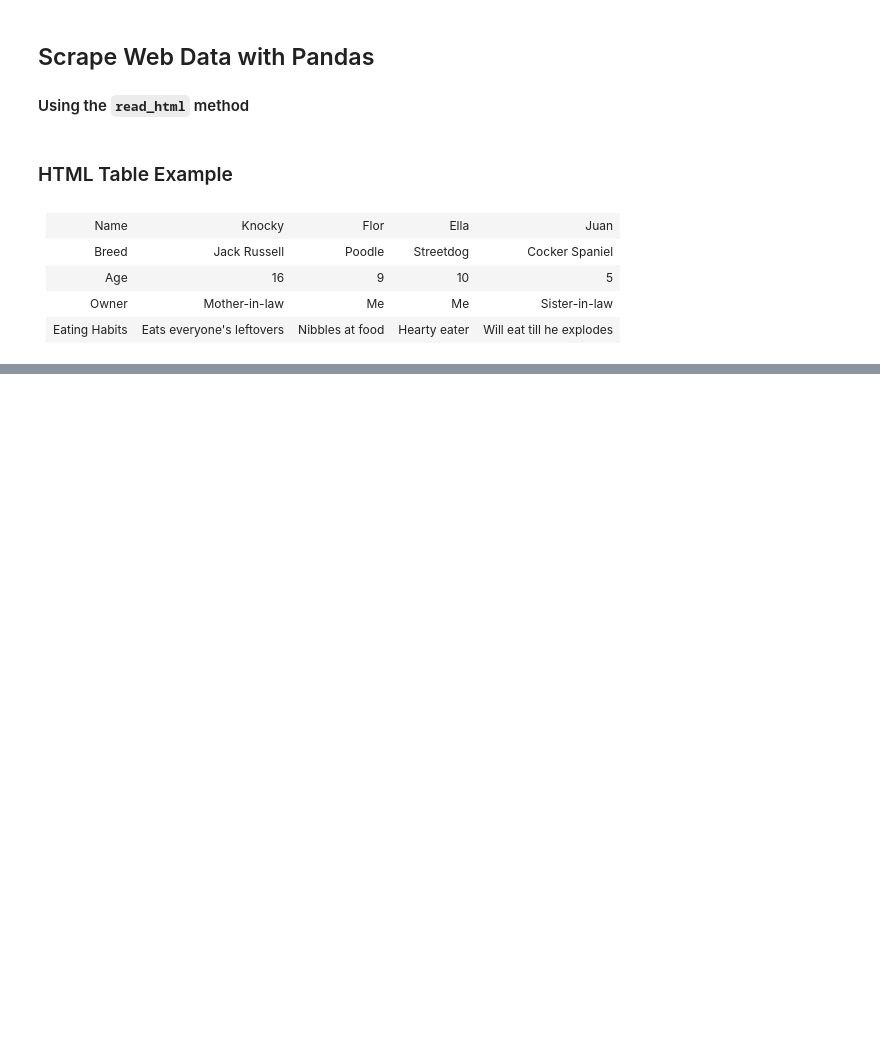
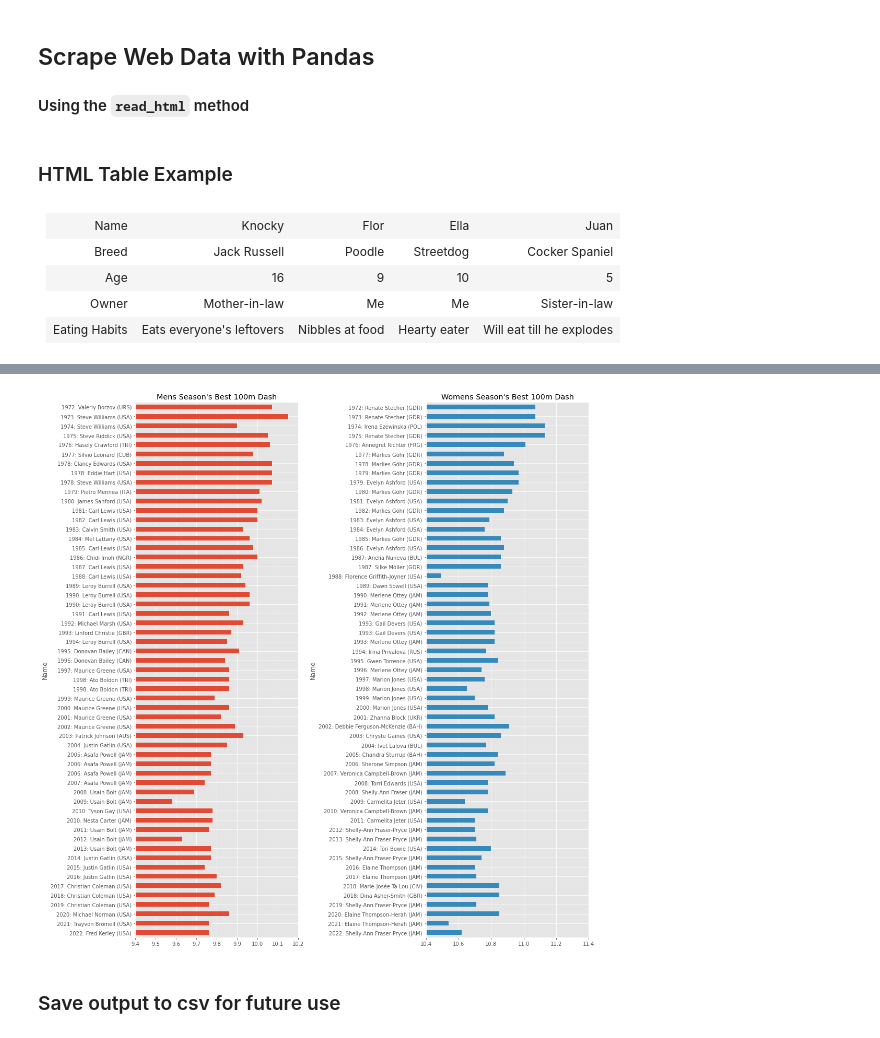
Before and after one commit to benkaan001/pandas_and_beyond, a Jupyter notebook: generate_data/00_read_html.ipynb, the cells around one changed output, grey strips where cells are left out. Cells and saved outputs as stored; diff of their text form; code cells hidden in the pictures; blank space fills up the shorter version.

```diff
--- a/generate_data/00_read_html.ipynb
+++ b/generate_data/00_read_html.ipynb
@@ -94,0 +316,3 @@ ImportError: lxml not found, please install it
+# %%
+# create the 'Name' column for womens data
+womens100m['Name'] = womens100m['Year'].astype(str) + ': ' + womens100m['Athlete']
@@ -94,0 +325,28 @@ ImportError: lxml not found, please install it
+# %%
+import seaborn
+color_pal = seaborn.color_palette()
+# %%
+# display both plots together
+
+fig, axs = plt.subplots(1, 2, figsize=(15, 15))
+
+mens100m.sort_values('Year', ascending=False) \
+    .set_index('Name')['Time'].plot(kind='barh', ax=axs[0])
+ax = axs[0].set_xlim(9.4, 10.2)
+ax = axs[0].set_title("Mens Season's Best 100m Dash")
+
+
+womens100m.sort_values('Year', ascending=False) \
+    .set_index('Name')['Time'].plot(kind='barh', ax=axs[1], color= color_pal[1])
+# adjust the range
+ax = axs[1].set_xlim(10.4, 11.4)
+ax = axs[1].set_title("Womens Season's Best 100m Dash")
+
+# fit the layout
+plt.tight_layout()
+
+plt.show()
+# %% [output]
+[figure, added]
+# %% [markdown]
+### Save output to csv for future use
```
Also changed, not shown: parts of 24 cells of this notebook, 2 other files.
